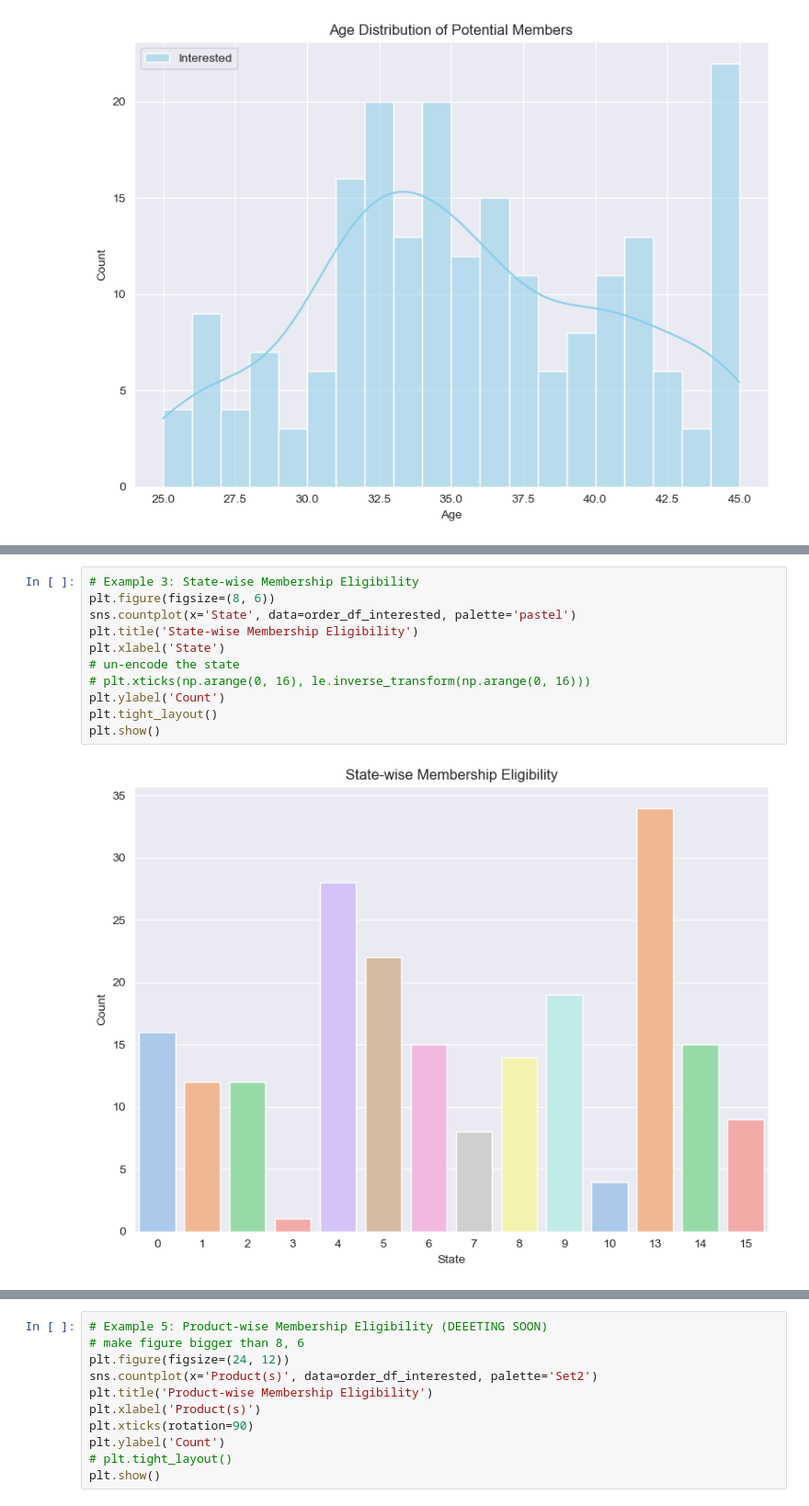
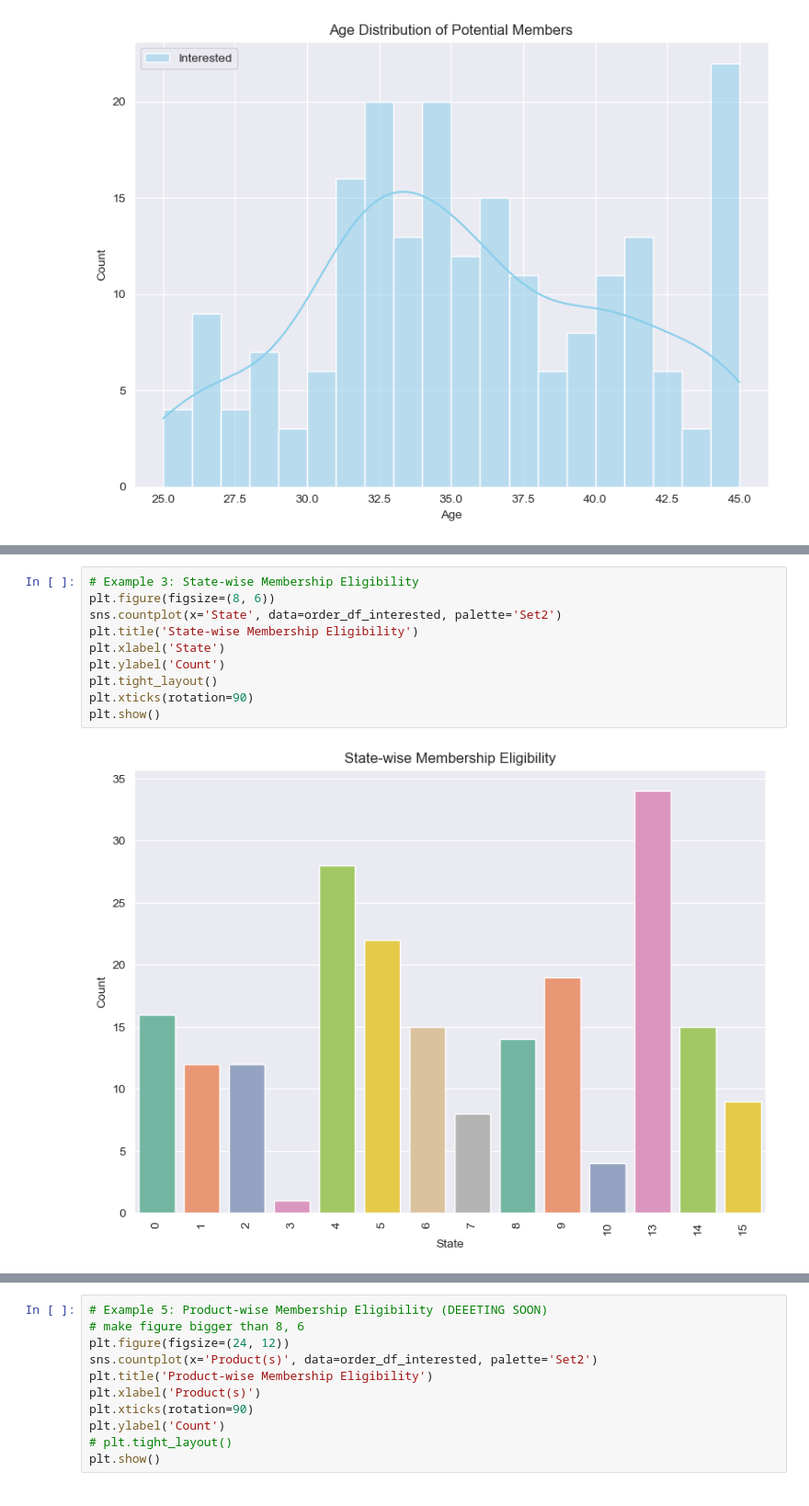
Before and after one commit to sanchick02/AlhaAlfa, a Jupyter notebook: AlhaAlfa_main(1).ipynb, the cells around one changed output, grey strips where cells are left out. Shown: that part at 92% size. Drawn from its saved outputs; the diff is of its cells as text.

```diff
--- a/AlhaAlfa_main(1).ipynb
+++ b/AlhaAlfa_main(1).ipynb
@@ -995,16 +1152,15 @@ plt.show()
 # %%
 # Example 3: State-wise Membership Eligibility
 plt.figure(figsize=(8, 6))
-sns.countplot(x='State', data=order_df_interested, palette='pastel')
+sns.countplot(x='State', data=order_df_interested, palette='Set2')
 plt.title('State-wise Membership Eligibility')
 plt.xlabel('State')
-# un-encode the state
-# plt.xticks(np.arange(0, 16), le.inverse_transform(np.arange(0, 16)))
 plt.ylabel('Count')
 plt.tight_layout()
+plt.xticks(rotation=90)
 plt.show()
 # %% [output]
-[figure, old version]
+[figure, new version]
 # %%
 # Example 4: Customer Type and Membership Eligibility
 plt.figure(figsize=(8, 6))
```
Also changed, not shown: parts of 42 cells of this notebook, 1 other file.
